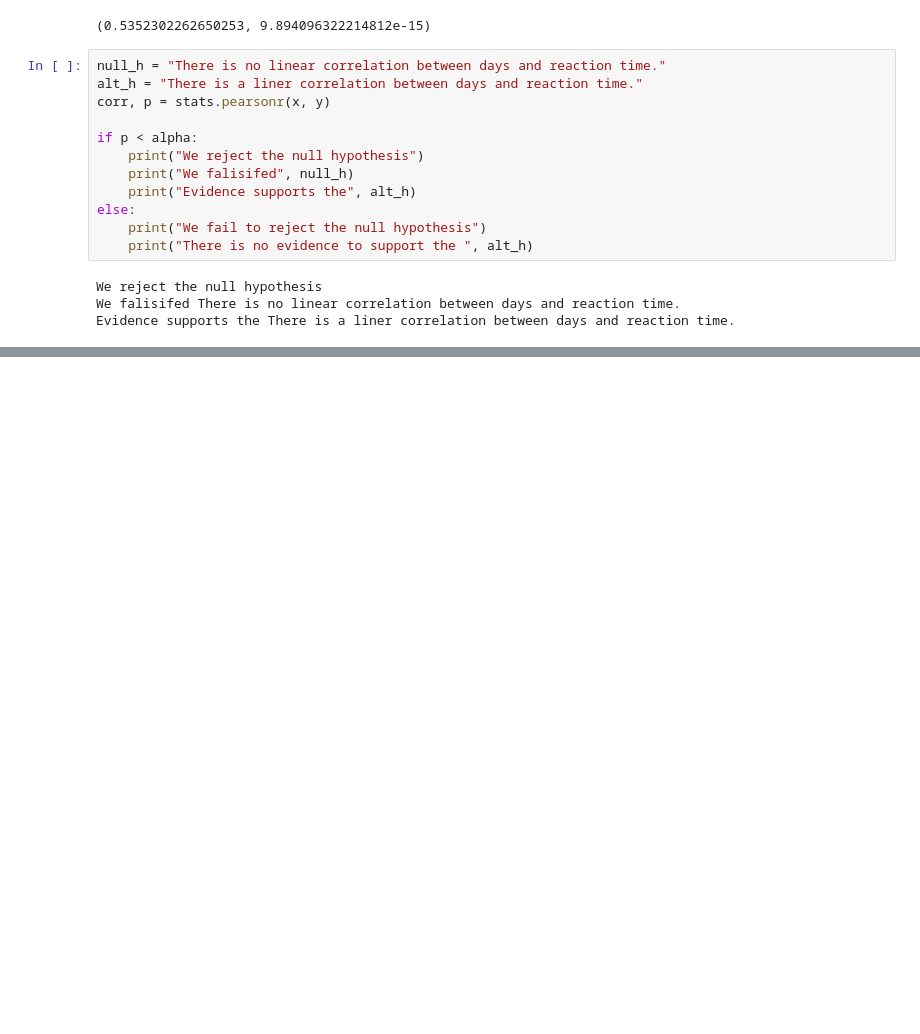
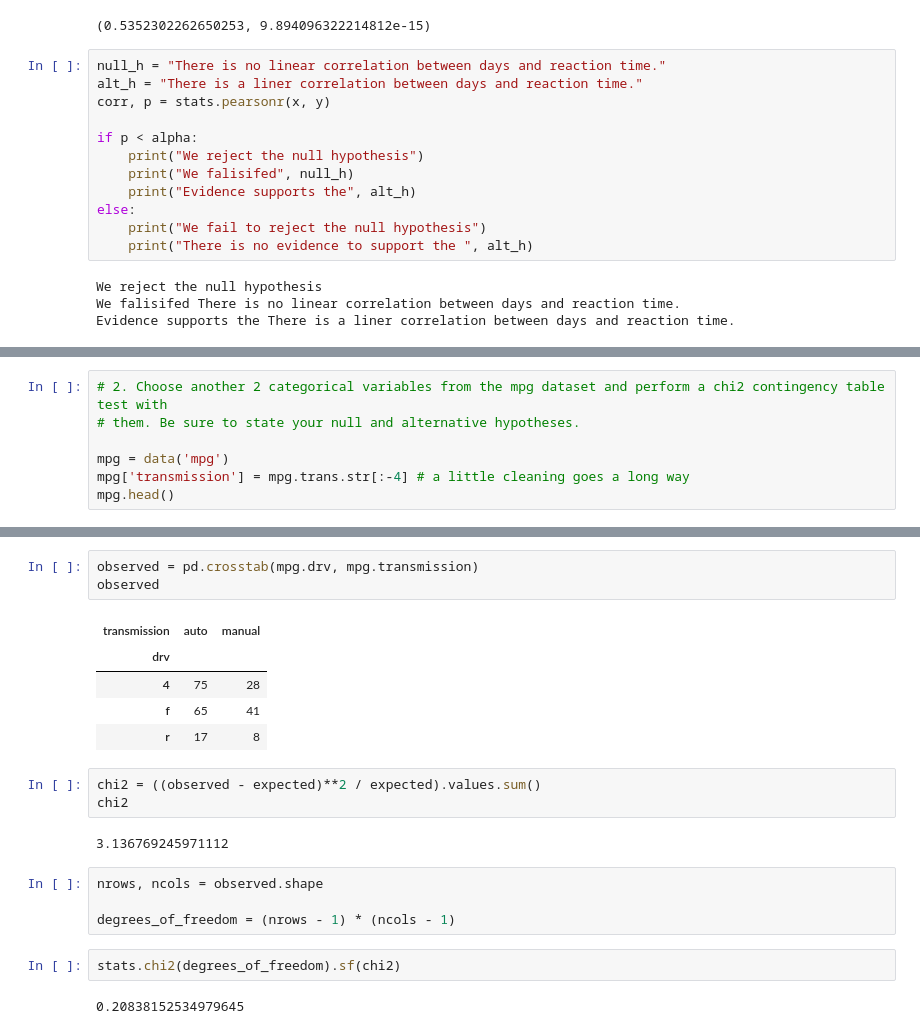
Before and after one commit to randyfrench/statistics-exercises, a Jupyter notebook: hypothesis_testing.ipynb, the cells around one changed output, grey strips where cells are left out. Drawn from its saved outputs; the diff is of its cells as text; blank space fills up the shorter version.

```diff
--- a/hypothesis_testing.ipynb
+++ b/hypothesis_testing.ipynb
@@ -321,0 +426,7 @@ Evidence supports the There is a liner correlation between days and reaction tim
+# %%
+# 2. Choose another 2 categorical variables from the mpg dataset and perform a chi2 contingency table test with
+# them. Be sure to state your null and alternative hypotheses.
+
+mpg = data('mpg')
+mpg['transmission'] = mpg.trans.str[:-4] # a little cleaning goes a long way
+mpg.head()
@@ -321,0 +479,22 @@ Evidence supports the There is a liner correlation between days and reaction tim
+# %%
+observed = pd.crosstab(mpg.drv, mpg.transmission)
+observed
+# %% [output]
+| transmission | auto | manual |
+| drv |  |  |
+| 4 | 75 | 28 |
+| f | 65 | 41 |
+| r | 17 | 8 |
+# %%
+chi2 = ((observed - expected)**2 / expected).values.sum()
+chi2
+# %% [output]
+3.136769245971112
+# %%
+nrows, ncols = observed.shape
+
+degrees_of_freedom = (nrows - 1) * (ncols - 1)
+# %%
+stats.chi2(degrees_of_freedom).sf(chi2)
+# %% [output]
+0.20838152534979645
```
Also changed, not shown: parts of 13 cells of this notebook.
